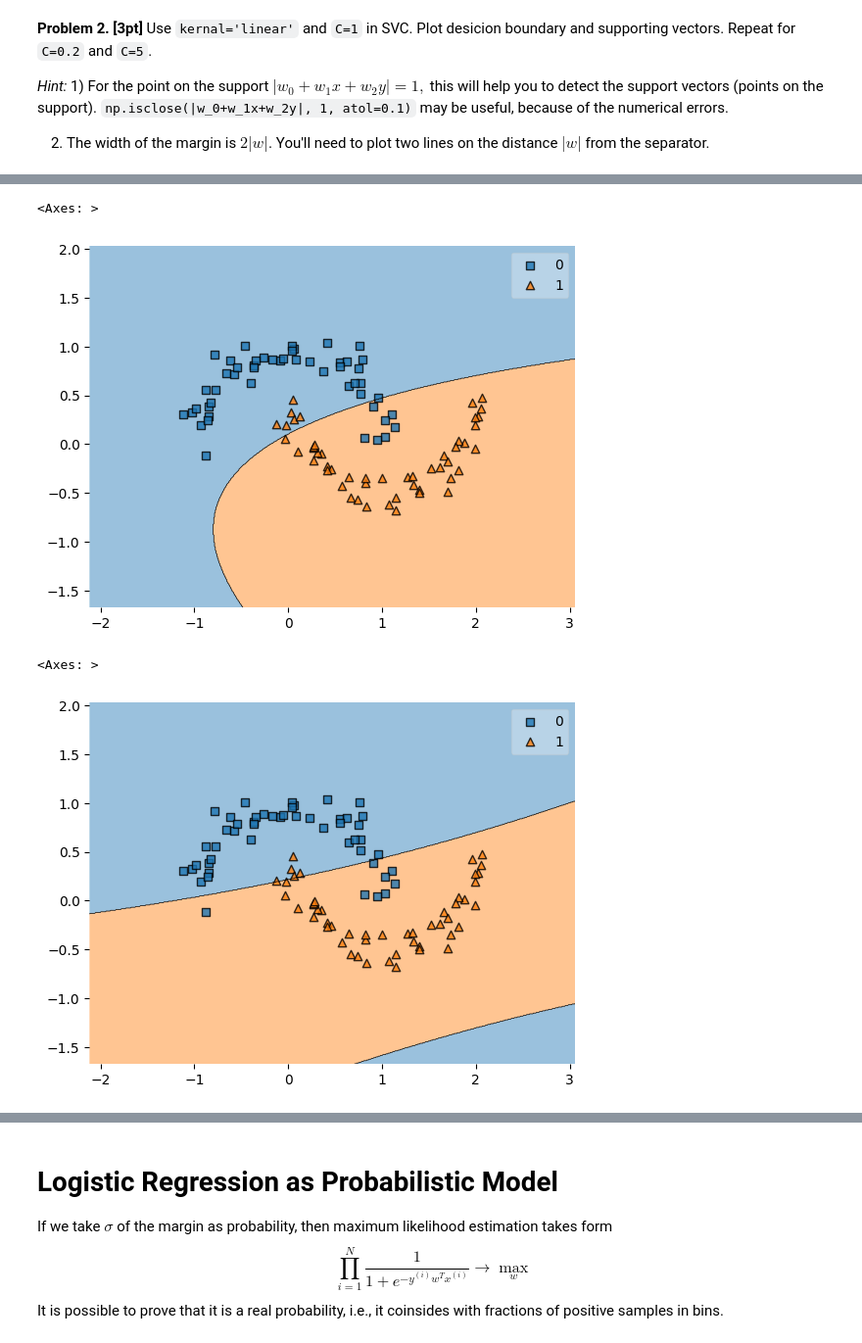
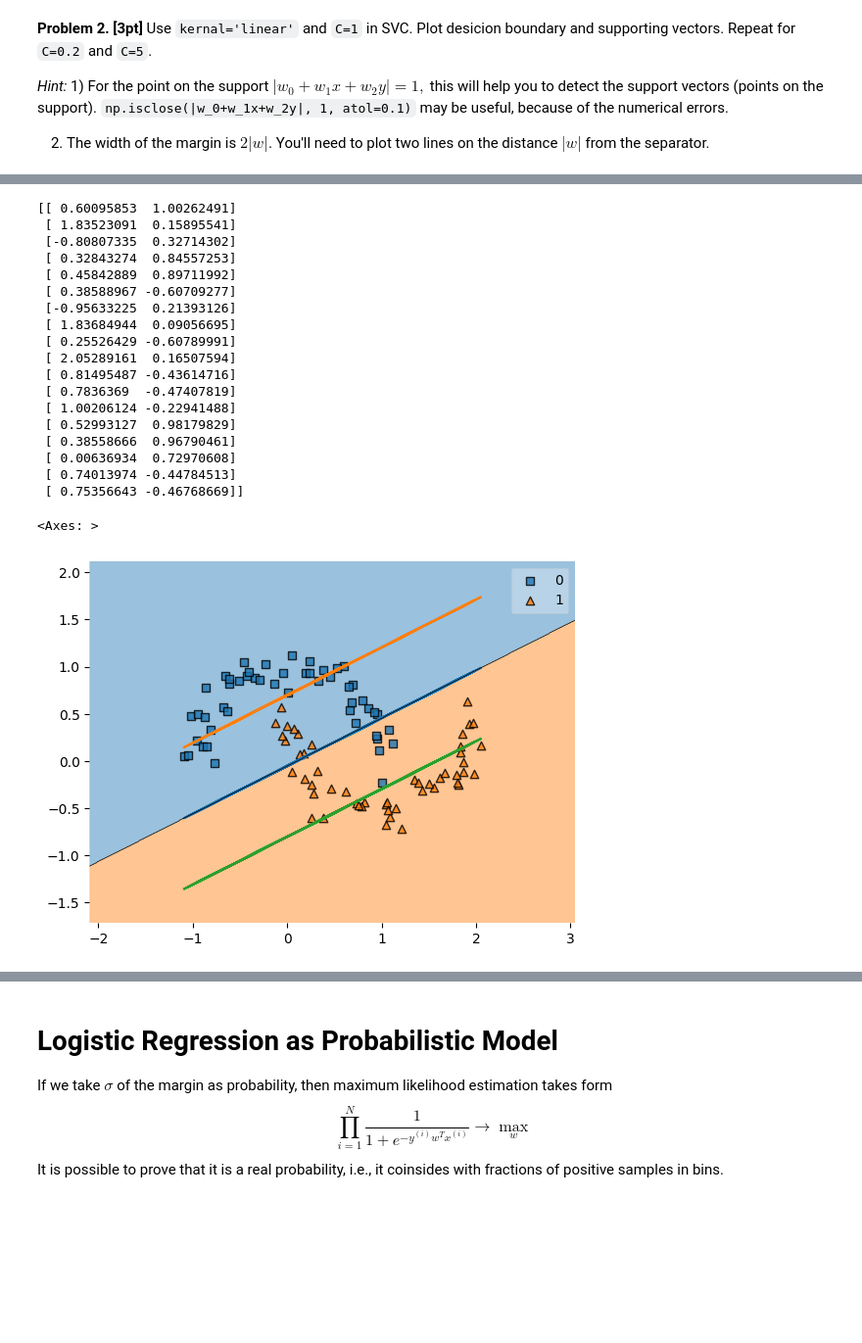
Before and after one commit to YKhalitov/College-Projects, a Jupyter notebook: RIT-Projects/Machine Learning - CSCI 335/ML10.ipynb, the cells around one changed output, grey strips where cells are left out. Shown at 98% size. Cells and saved outputs as stored; diff of their text form; code cells hidden in the pictures; blank space fills up the shorter version.

```diff
--- a/RIT-Projects/Machine Learning - CSCI 335/ML10.ipynb
+++ b/RIT-Projects/Machine Learning - CSCI 335/ML10.ipynb
@@ -328,18 +323,42 @@ plot_decision_regions(X,y,clf_SVC)
-# %%
-clf_SVC = SVC(probability=True, kernel="linear", C=0.2)
-
-pipe = Pipeline([('my_transformer', MyTransform()), ('classifier', clf_SVC)])
-pipe.fit(X,y)
-plot_decision_regions(X,y,pipe)
-# %% [output]
-<Axes: >
-[figure, removed]
-# %%
-clf_SVC = SVC(probability=True, kernel="linear", C=5)
-
-pipe = Pipeline([('my_transformer', MyTransform()), ('classifier', clf_SVC)])
-pipe.fit(X,y)
-plot_decision_regions(X,y,pipe)
-# %% [output]
-<Axes: >
-[figure, removed]
+# %%
+clf_SVC = SVC(probability=True, kernel="linear", C=0.2)
+clf_SVC.fit(X,y)
+
+plt.plot(X[:,0], -(clf_SVC.intercept_+clf_SVC.coef_[0][0]*X[:,0])/clf_SVC.coef_[0][1])
+
+list_points_margin_1 = []
+for value, yy in zip(X, y):
+  if (np.isclose(abs(clf_SVC.intercept_ + np.dot(clf_SVC.coef_[0], value)), 1, atol=0.1)):
+      list_points_margin_1.append(value)
+
+list_points_margin_1 = np.array(list_points_margin_1)
+
+print(list_points_margin_1)
+
+plt.plot(X[:,0], -(clf_SVC.intercept_+1+clf_SVC.coef_[0][0]*X[:,0])/clf_SVC.coef_[0][1])
+plt.plot(X[:,0], -(clf_SVC.intercept_-1+clf_SVC.coef_[0][0]*X[:,0])/clf_SVC.coef_[0][1])
+
+
+
+plot_decision_regions(X,y,clf_SVC)
+# %% [output]
+[[ 0.60095853  1.00262491]
+ [ 1.83523091  0.15895541]
+ [-0.80807335  0.32714302]
+ [ 0.32843274  0.84557253]
+ [ 0.45842889  0.89711992]
+ [ 0.38588967 -0.60709277]
+ [-0.95633225  0.21393126]
+ [ 1.83684944  0.09056695]
+ [ 0.25526429 -0.60789991]
+ [ 2.05289161  0.16507594]
+ [ 0.81495487 -0.43614716]
+ [ 0.7836369  -0.47407819]
+ [ 1.00206124 -0.22941488]
+ [ 0.52993127  0.98179829]
+ [ 0.38558666  0.96790461]
+ [ 0.00636934  0.72970608]
+ [ 0.74013974 -0.44784513]
+ [ 0.75356643 -0.46768669]]
+<Axes: >
+[figure, added]
```
Also changed, not shown: parts of 19 cells of this notebook.
